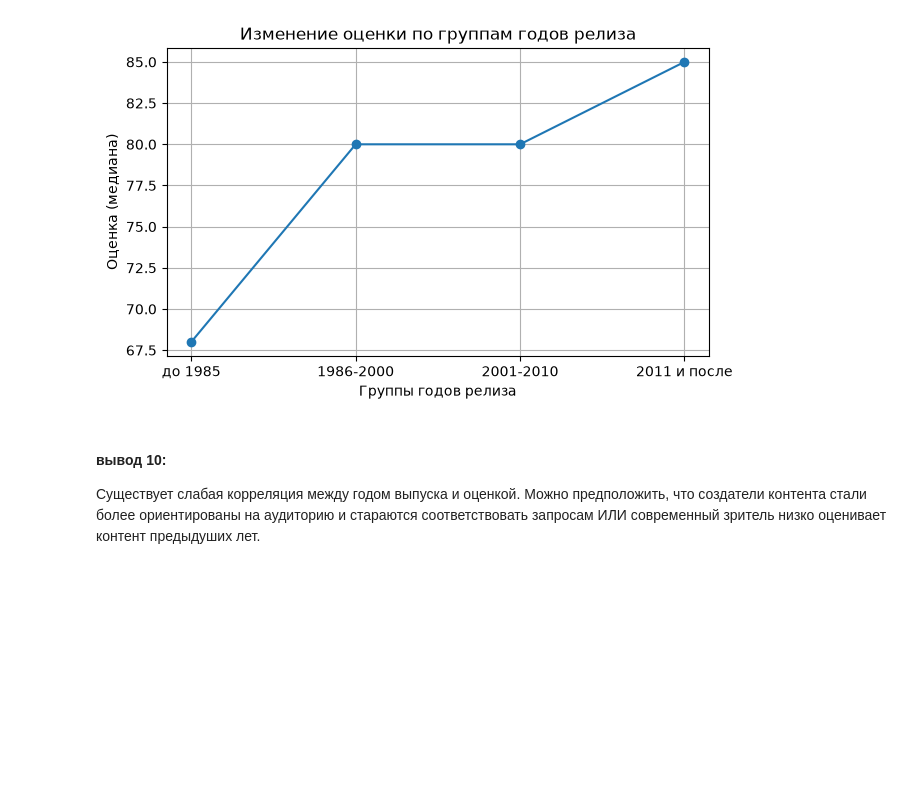
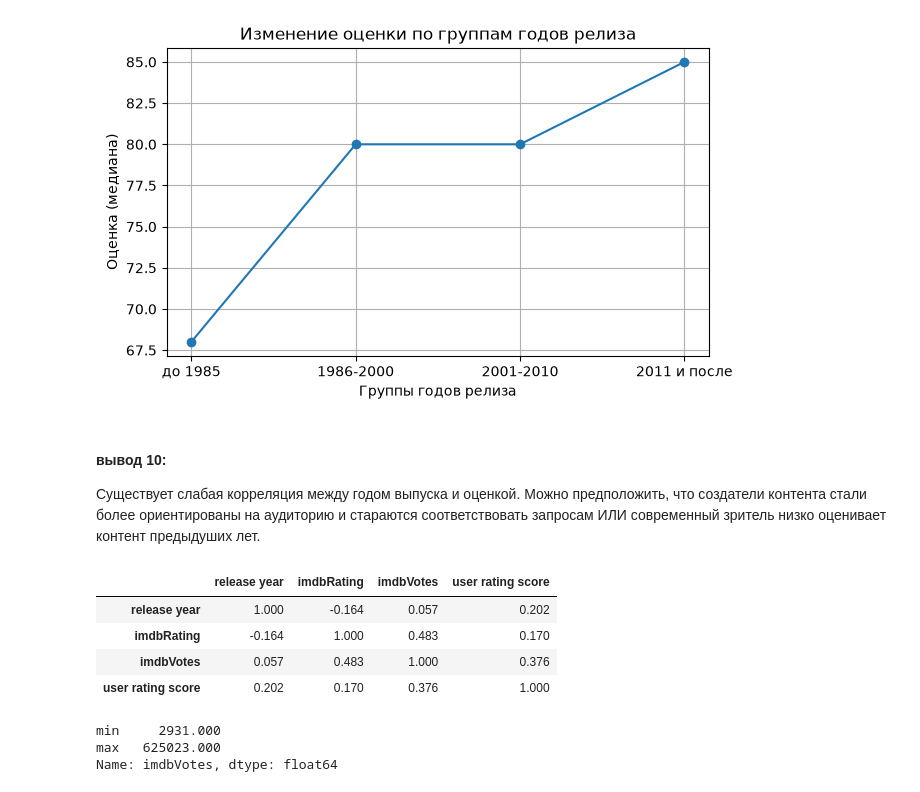
Before and after one commit to dtamendarov/MDS-EDA_Netflix, a Jupyter notebook: 02. Анализ оценок (Мария).ipynb, the cells around one changed output. Cells and saved outputs as stored; diff of their text form; code cells hidden in the pictures; blank space fills up the shorter version.

```diff
--- a/02. Анализ оценок (Мария).ipynb
+++ b/02. Анализ оценок (Мария).ipynb
@@ -583,0 +586,14 @@ plt.show()
+# %%
+df_rating[["release year", 'imdbRating', 'imdbVotes', "user rating score"]].corr()
+# %% [output]
+|  | release year | imdbRating | imdbVotes | user rating score |
+| release year | 1.000 | -0.164 | 0.057 | 0.202 |
+| imdbRating | -0.164 | 1.000 | 0.483 | 0.170 |
+| imdbVotes | 0.057 | 0.483 | 1.000 | 0.376 |
+| user rating score | 0.202 | 0.170 | 0.376 | 1.000 |
+# %%
+df_rating['imdbVotes'].agg(['min', 'max'])
+# %% [output]
+min     2931.000
+max   625023.000
+Name: imdbVotes, dtype: float64
```
Also changed, not shown: parts of 6 cells of this notebook.
